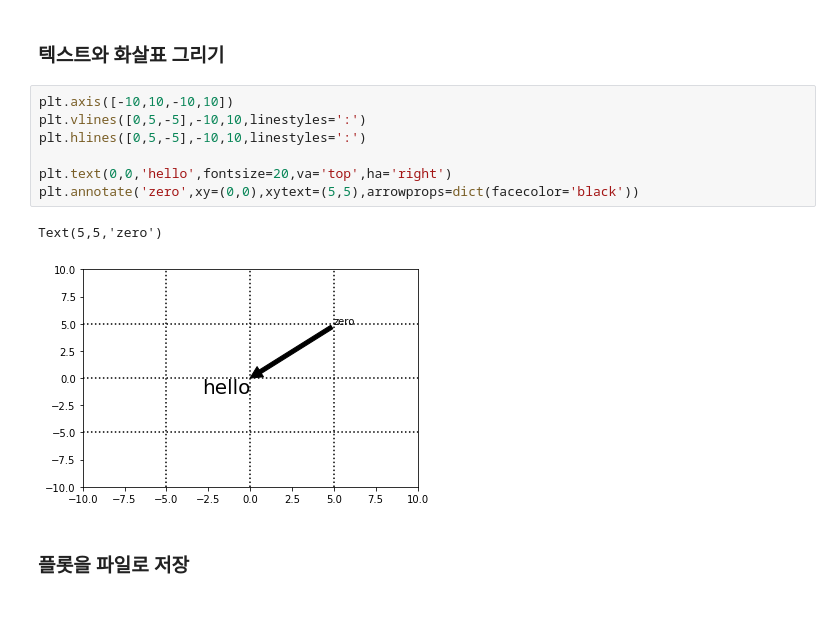
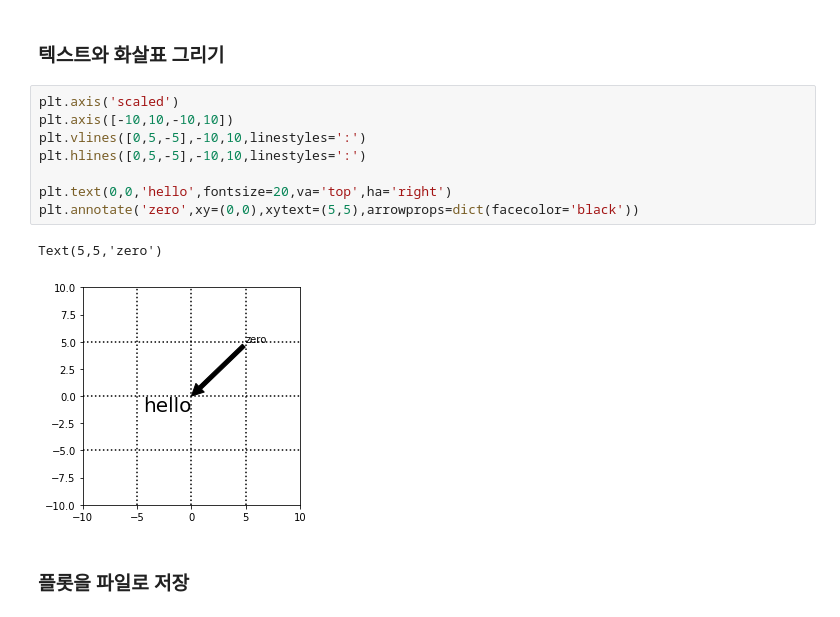
Before and after one commit to gubosd/lecture12, a Jupyter notebook: 데이터분석/03_matplotlib_01.ipynb, the cells around one changed output. Drawn from its saved outputs; the diff is of its cells as text.

```diff
--- a/데이터분석/03_matplotlib_01.ipynb
+++ b/데이터분석/03_matplotlib_01.ipynb
@@ -970,14 +941,15 @@ for i in range(25):
 # %% [markdown]
 ### 텍스트와 화살표 그리기
 # %%
+plt.axis('scaled')
 plt.axis([-10,10,-10,10])
 plt.vlines([0,5,-5],-10,10,linestyles=':')
 plt.hlines([0,5,-5],-10,10,linestyles=':')
 
 plt.text(0,0,'hello',fontsize=20,va='top',ha='right')
 plt.annotate('zero',xy=(0,0),xytext=(5,5),arrowprops=dict(facecolor='black'))
 # %% [output]
 Text(5,5,'zero')
-[figure, old version]
+[figure, new version]
 # %% [markdown]
 ### 플롯을 파일로 저장
```
Also changed, not shown: parts of 23 cells of this notebook.
